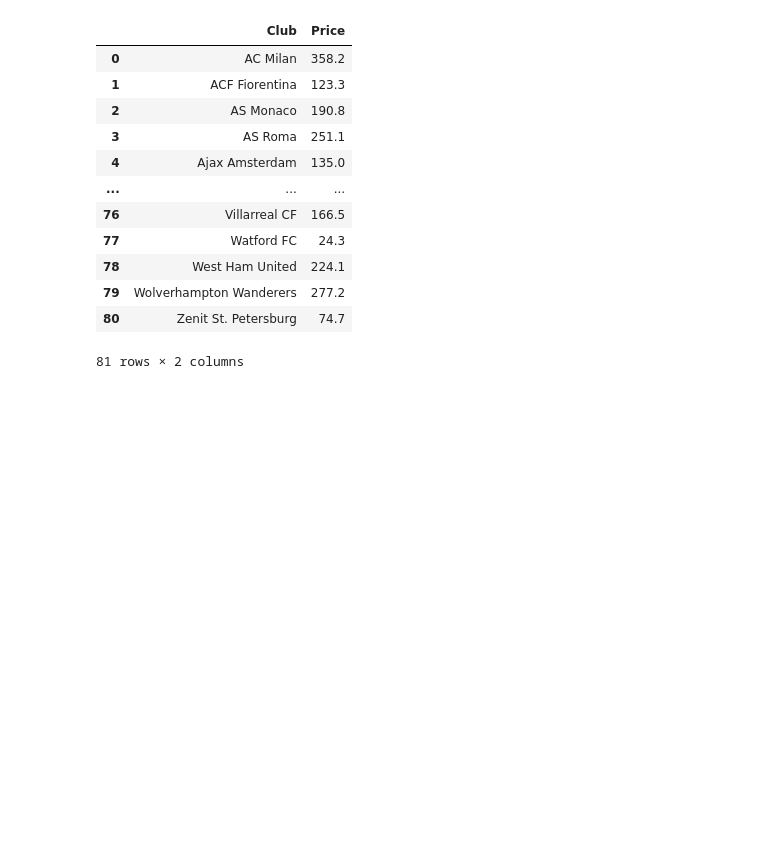
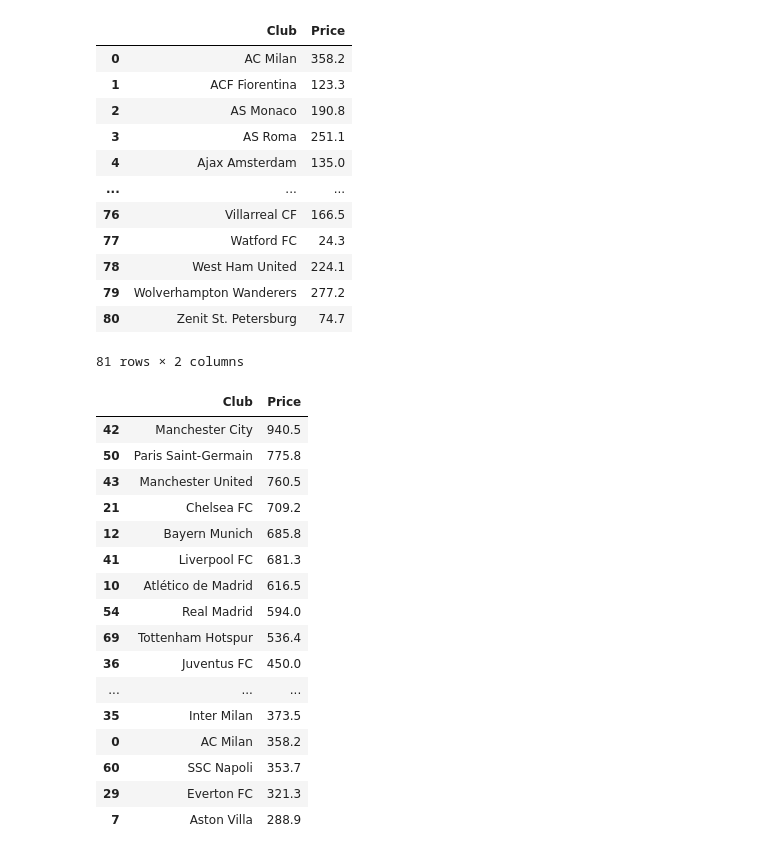
Before and after one commit to l-aleksashka-l/ML, a Jupyter notebook: Stepik/Football.ipynb, the cells around one changed output. Saved outputs shown, nothing was run; the diff lists cells and outputs as text; code cells hidden in the pictures; blank space fills up the shorter version.

```diff
--- a/Stepik/Football.ipynb
+++ b/Stepik/Football.ipynb
@@ -198,3 +198,23 @@ top_20_clubs = club_price.head(20)
 top_20_clubs_array = top_20_clubs.Club.to_numpy()
 # %%
 s = pd.Series(top_20_clubs_array)
+# %%
+top_20_clubs
+# %% [output]
+|  | Club | Price |
+| 42 | Manchester City | 940.5 |
+| 50 | Paris Saint-Germain | 775.8 |
+| 43 | Manchester United | 760.5 |
+| 21 | Chelsea FC | 709.2 |
+| 12 | Bayern Munich | 685.8 |
+| 41 | Liverpool FC | 681.3 |
+| 10 | Atlético de Madrid | 616.5 |
+| 54 | Real Madrid | 594.0 |
+| 69 | Tottenham Hotspur | 536.4 |
+| 36 | Juventus FC | 450.0 |
+| ... | ... | ... |
+| 35 | Inter Milan | 373.5 |
+| 0 | AC Milan | 358.2 |
+| 60 | SSC Napoli | 353.7 |
+| 29 | Everton FC | 321.3 |
+| 7 | Aston Villa | 288.9 |
```
Also changed, not shown: parts of 8 cells of this notebook.
